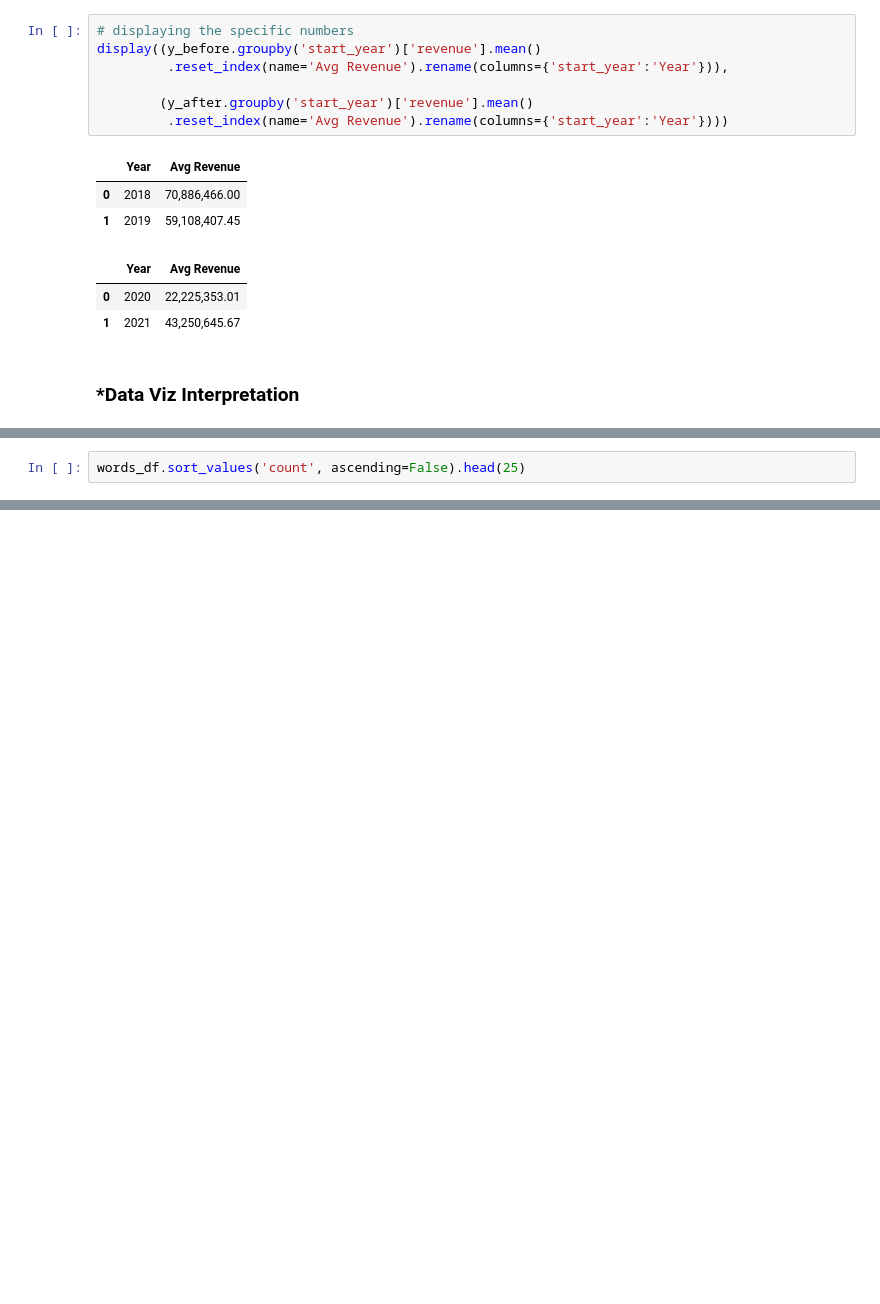
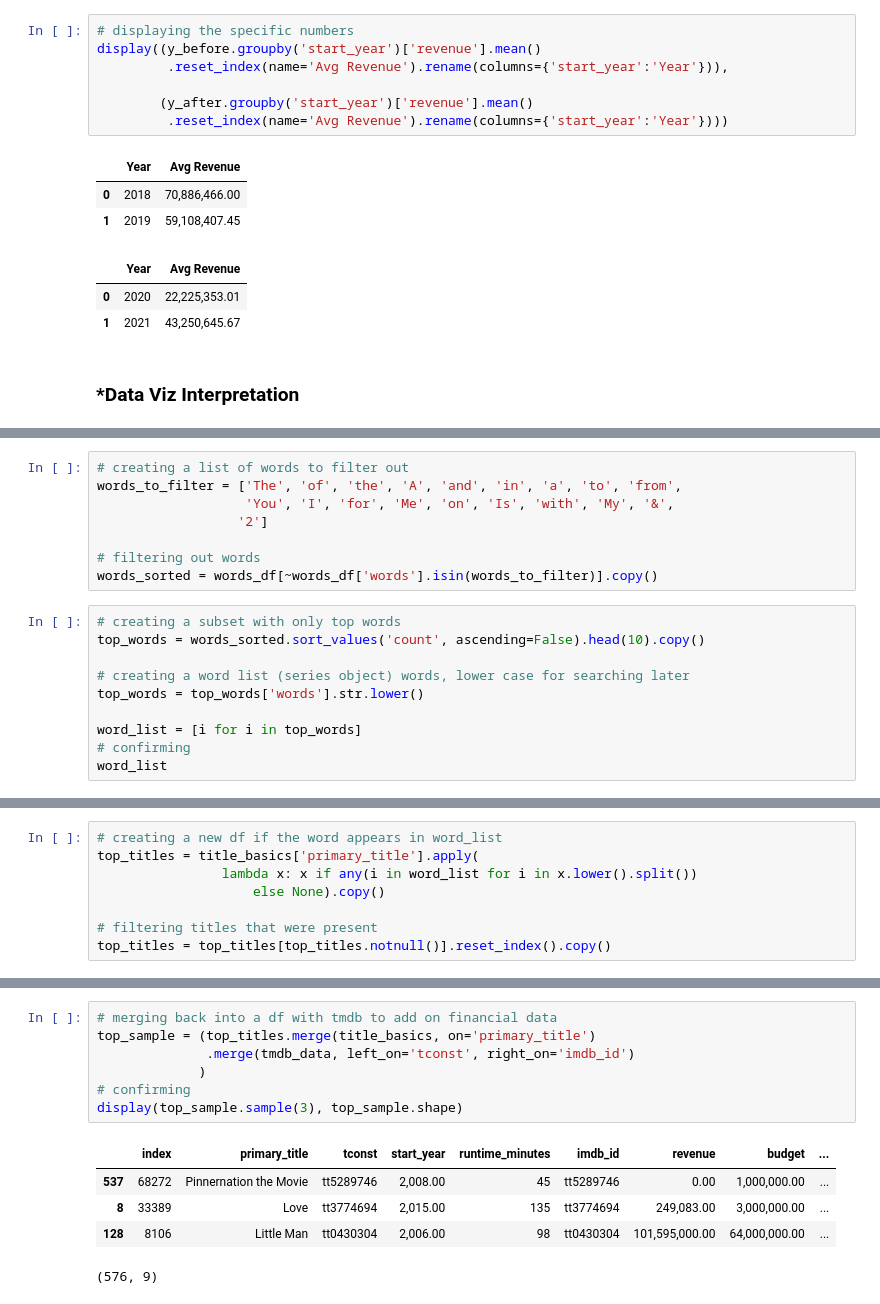
Before and after one commit to CRPeace/Movie_Data_API_Stats_Analysis, a Jupyter notebook: C.Peace_Project_3_Part_4-Hypothesis-Testing.ipynb, the cells around one changed output, grey strips where cells are left out. Saved outputs shown, nothing was run; the diff lists cells and outputs as text; blank space fills up the shorter version.

```diff
--- a/C.Peace_Project_3_Part_4.ipynb
+++ b/C.Peace_Project_3_Part_4-Hypothesis-Testing.ipynb
@@ -831,3 +856,19 @@ words_df.head()
+# %%
+# creating a list of words to filter out
+words_to_filter = ['The', 'of', 'the', 'A', 'and', 'in', 'a', 'to', 'from',
+                   'You', 'I', 'for', 'Me', 'on', 'Is', 'with', 'My', '&',
+                  '2']
+
+# filtering out words
+words_sorted = words_df[~words_df['words'].isin(words_to_filter)].copy()
 # %%
-words_df.sort_values('count', ascending=False).head(25)
+# creating a subset with only top words
+top_words = words_sorted.sort_values('count', ascending=False).head(10).copy()
+
+# creating a word list (series object) words, lower case for searching later
+top_words = top_words['words'].str.lower()
+
+word_list = [i for i in top_words]
+# confirming
+word_list
 # %% [output]
@@ -850,0 +885,8 @@ words_df.sort_values('count', ascending=False).head(25)
+# %%
+# creating a new df if the word appears in word_list
+top_titles = title_basics['primary_title'].apply(
+                lambda x: x if any(i in word_list for i in x.lower().split())
+                    else None).copy()
+
+# filtering titles that were present
+top_titles = top_titles[top_titles.notnull()].reset_index().copy()
@@ -850,0 +904,13 @@ words_df.sort_values('count', ascending=False).head(25)
+# %%
+# merging back into a df with tmdb to add on financial data
+top_sample = (top_titles.merge(title_basics, on='primary_title')
+              .merge(tmdb_data, left_on='tconst', right_on='imdb_id')
+             )
+# confirming
+display(top_sample.sample(3), top_sample.shape)
+# %% [output]
+|  | index | primary_title | tconst | start_year | runtime_minutes | imdb_id | revenue | budget | ... |
+| 537 | 68272 | Pinnernation the Movie | tt5289746 | 2,008.00 | 45 | tt5289746 | 0.00 | 1,000,000.00 | ... |
+| 8 | 33389 | Love | tt3774694 | 2,015.00 | 135 | tt3774694 | 249,083.00 | 3,000,000.00 | ... |
+| 128 | 8106 | Little Man | tt0430304 | 2,006.00 | 98 | tt0430304 | 101,595,000.00 | 64,000,000.00 | ... |
+(576, 9)
```
Also changed, not shown: parts of 32 cells of this notebook.
